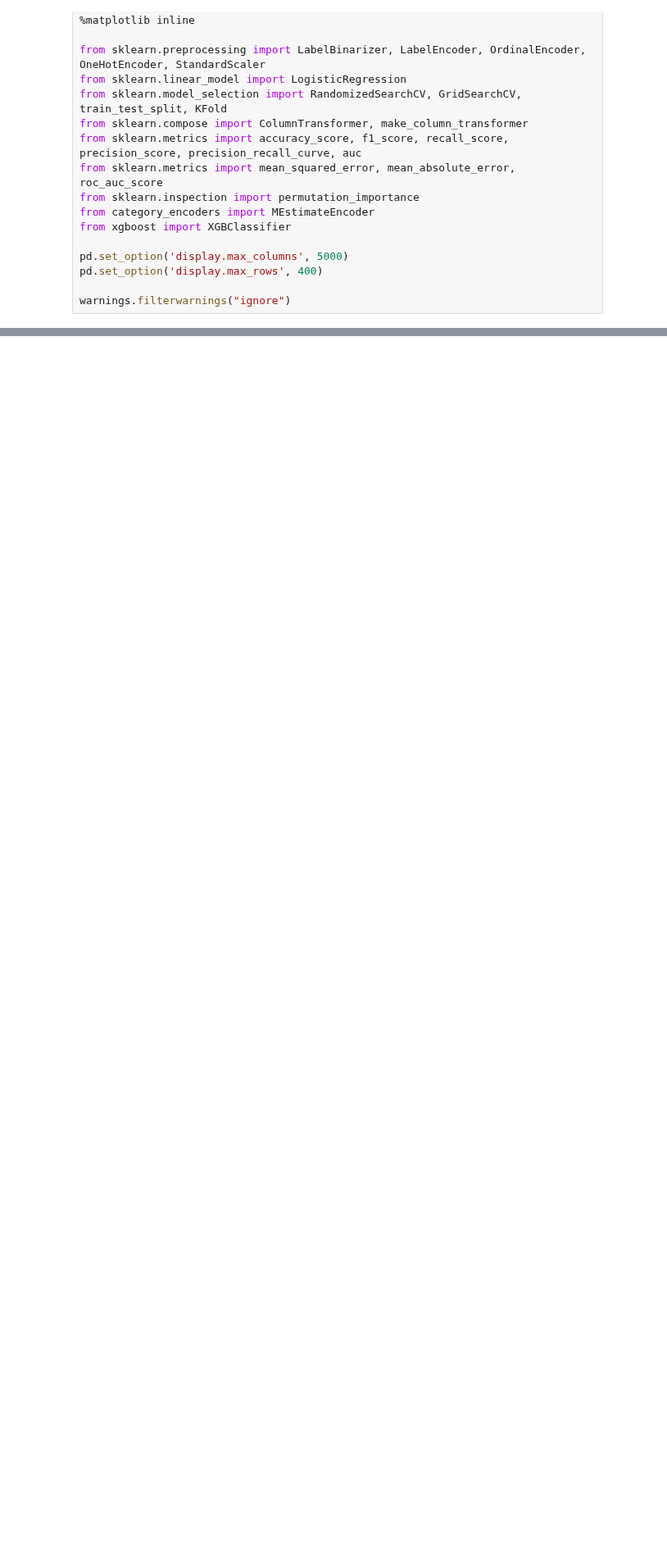
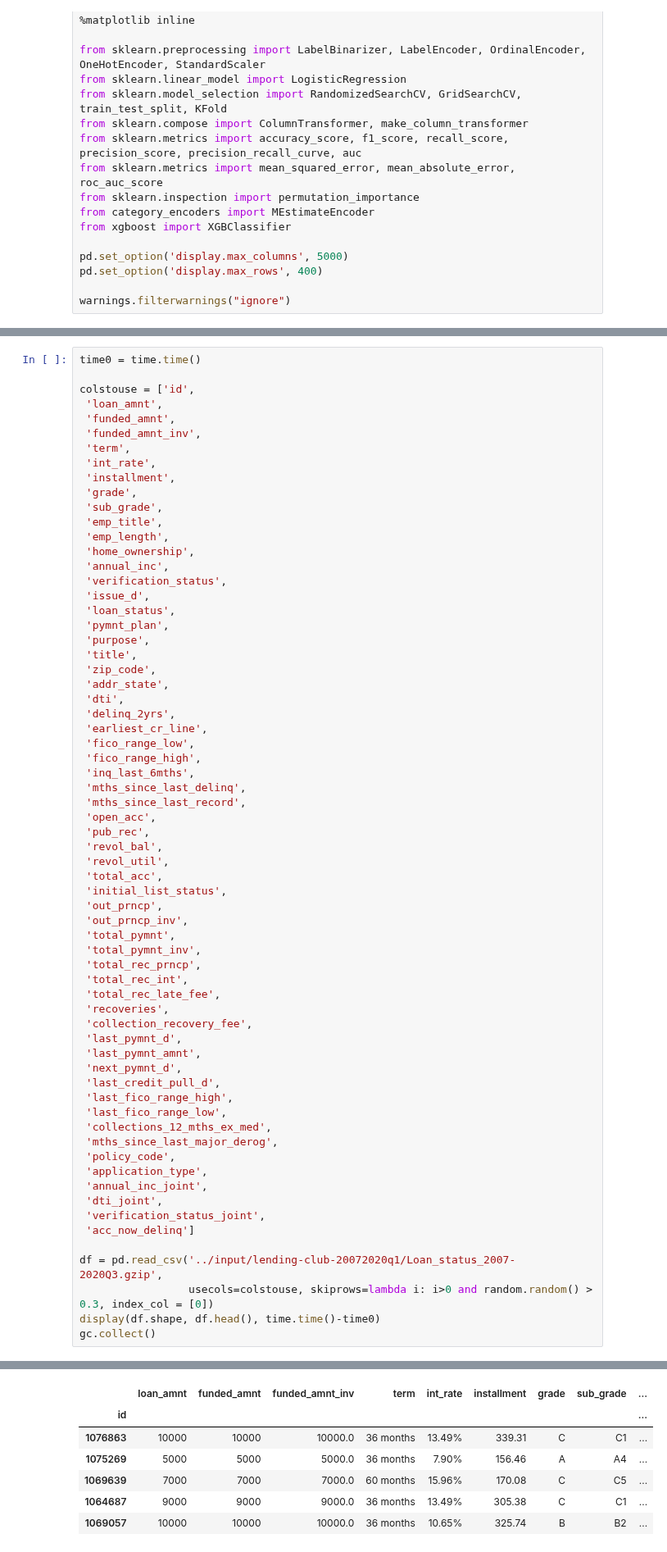
Before and after one commit to MykolaPinchuk/KaggleProjects, a Jupyter notebook: kp102-loandefault.ipynb, the cells around one changed output, grey strips where cells are left out. Shown at 82% size. Drawn from its saved outputs; the diff is of its cells as text; blank space fills up the shorter version.

Commit message:
Kaggle Notebook | KP102_LoanDefault_pickle | Version 2, now this is data preprocessing file

```diff
--- a/kp102-loandefault.ipynb
+++ b/kp102-loandefault.ipynb
@@ -61,0 +26,67 @@ dtype: object
+# %%
+time0 = time.time()
+
+colstouse = ['id',
+ 'loan_amnt',
+ 'funded_amnt',
+ 'funded_amnt_inv',
+ 'term',
+ 'int_rate',
+ 'installment',
+ 'grade',
+ 'sub_grade',
+ 'emp_title',
+ 'emp_length',
+ 'home_ownership',
+ 'annual_inc',
+ 'verification_status',
+ 'issue_d',
+ 'loan_status',
+ 'pymnt_plan',
+ 'purpose',
+ 'title',
+ 'zip_code',
+ 'addr_state',
+ 'dti',
+ 'delinq_2yrs',
+ 'earliest_cr_line',
+ 'fico_range_low',
+ 'fico_range_high',
+ 'inq_last_6mths',
+ 'mths_since_last_delinq',
+ 'mths_since_last_record',
+ 'open_acc',
+ 'pub_rec',
+ 'revol_bal',
+ 'revol_util',
+ 'total_acc',
+ 'initial_list_status',
+ 'out_prncp',
+ 'out_prncp_inv',
+ 'total_pymnt',
+ 'total_pymnt_inv',
+ 'total_rec_prncp',
+ 'total_rec_int',
+ 'total_rec_late_fee',
+ 'recoveries',
+ 'collection_recovery_fee',
+ 'last_pymnt_d',
+ 'last_pymnt_amnt',
+ 'next_pymnt_d',
+ 'last_credit_pull_d',
+ 'last_fico_range_high',
+ 'last_fico_range_low',
+ 'collections_12_mths_ex_med',
+ 'mths_since_last_major_derog',
+ 'policy_code',
+ 'application_type',
+ 'annual_inc_joint',
+ 'dti_joint',
+ 'verification_status_joint',
+ 'acc_now_delinq']
+
+df = pd.read_csv('../input/lending-club-20072020q1/Loan_status_2007-2020Q3.gzip',
+                 usecols=colstouse, skiprows=lambda i: i>0 and random.random() > 0.3, index_col = [0])
+display(df.shape, df.head(), time.time()-time0)
+gc.collect()
+# %% [output]
@@ -61,0 +94,7 @@ dtype: object
+|  | loan_amnt | funded_amnt | funded_amnt_inv | term | int_rate | installment | grade | sub_grade | ... |
+| id |  |  |  |  |  |  |  |  | ... |
+| 1076863 | 10000 | 10000 | 10000.0 | 36 months | 13.49% | 339.31 | C | C1 | ... |
+| 1075269 | 5000 | 5000 | 5000.0 | 36 months | 7.90% | 156.46 | A | A4 | ... |
+| 1069639 | 7000 | 7000 | 7000.0 | 60 months | 15.96% | 170.08 | C | C5 | ... |
+| 1064687 | 9000 | 9000 | 9000.0 | 36 months | 13.49% | 305.38 | C | C1 | ... |
+| 1069057 | 10000 | 10000 | 10000.0 | 36 months | 10.65% | 325.74 | B | B2 | ... |
```
Also changed, not shown: parts of 7 cells of this notebook.
